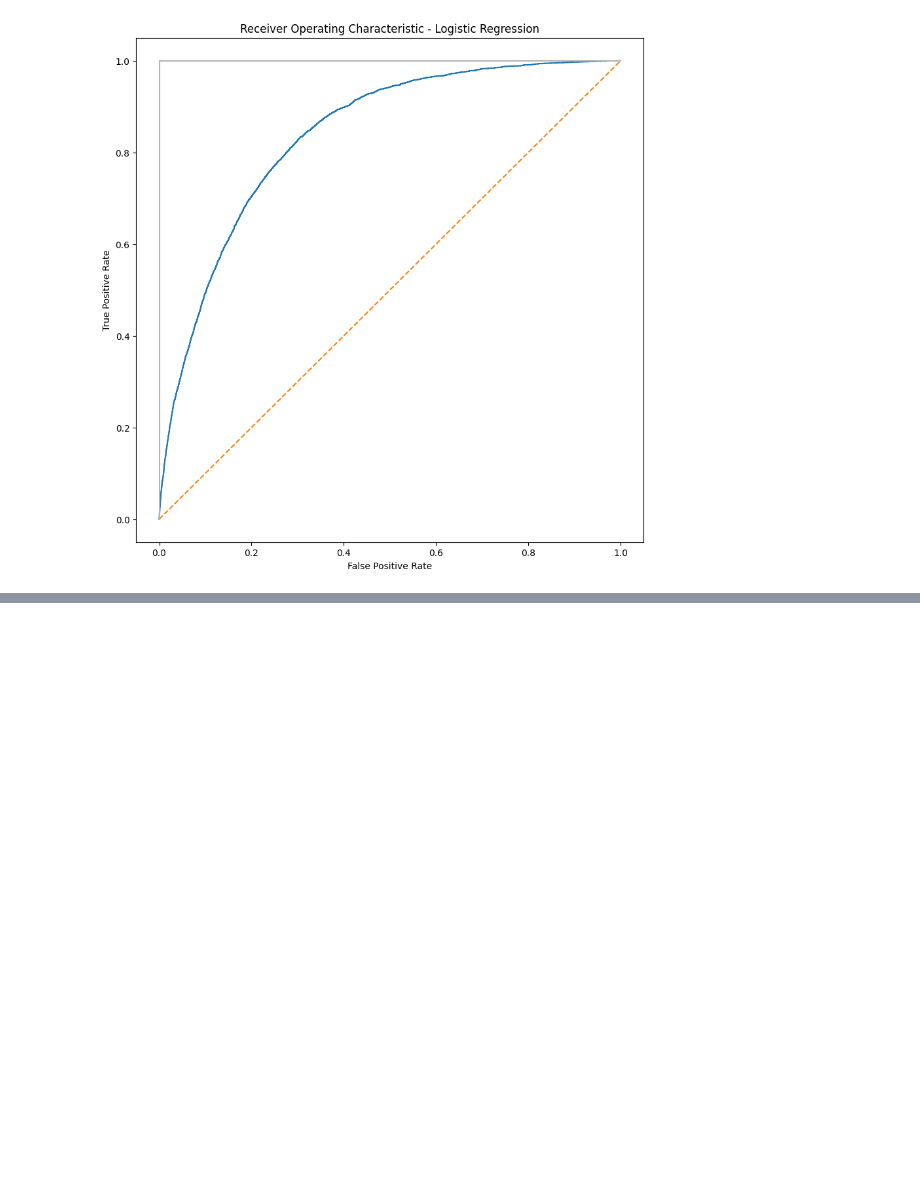
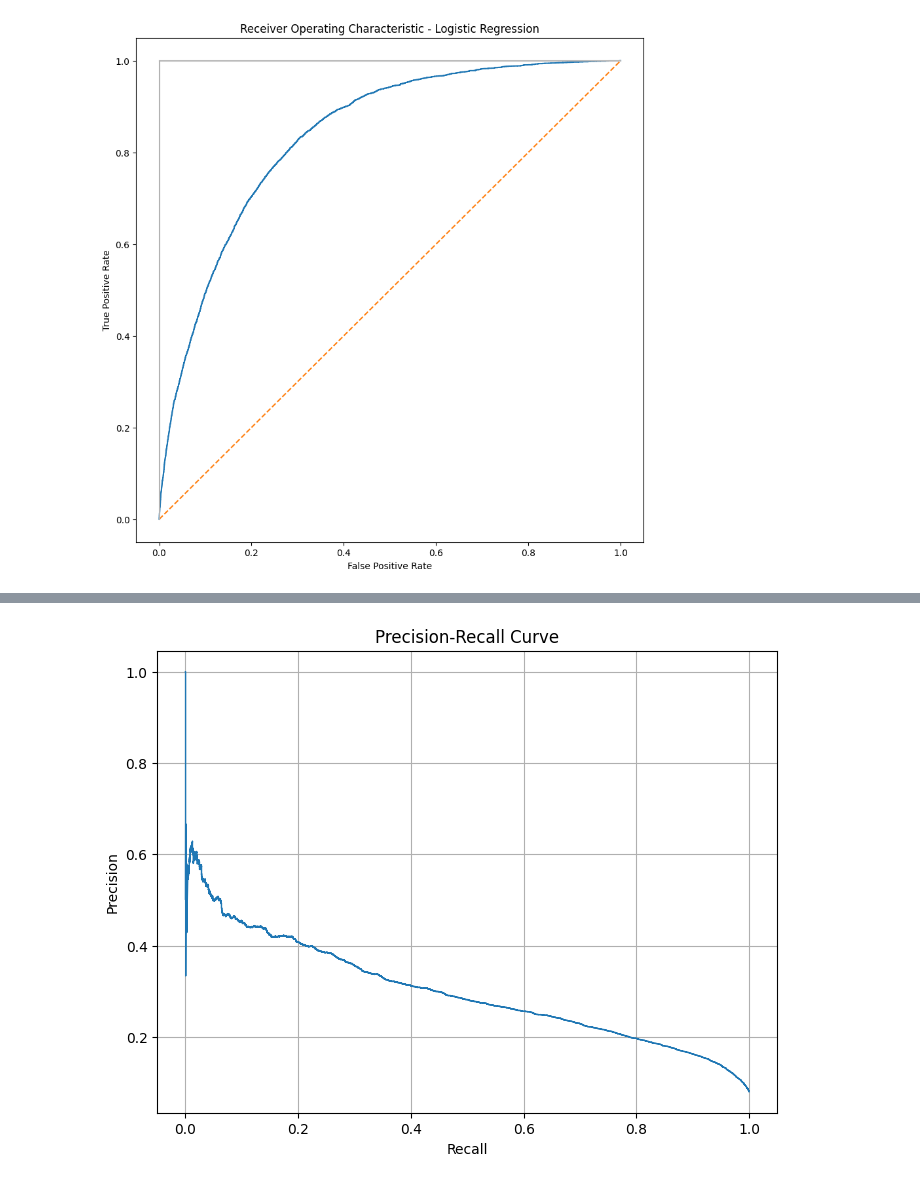
Before and after one commit to Chasindu/3401, a Jupyter notebook: Cardiovascular Diseases Risk Prediction.ipynb, the cells around one changed output, grey strips where cells are left out. Saved outputs shown, nothing was run; the diff lists cells and outputs as text; code cells hidden in the pictures; blank space fills up the shorter version.

```diff
--- a/Cardiovascular Diseases Risk Prediction.ipynb
+++ b/Cardiovascular Diseases Risk Prediction.ipynb
@@ -507,0 +506,6 @@ svm_scores = cross_val_score(model, X_train, y_train, cv=5)
+# %%
+#Create a model for Logistic Regression, setting maximum iterations taken for the solvers to converge at 1000 which is a generic amount for a large dataset
+model = LogisticRegression(C=1, max_iter=1000, random_state=15)
+
+#Fit the training set with the machine learning model
+model.fit(X_train, y_train)
@@ -542,10 +674,0 @@ weighted avg       0.91      0.68      0.75     61755
-# %%
-from sklearn.tree import DecisionTreeClassifier
-
-model = DecisionTreeClassifier(random_state=1)
-model.fit(X_train, y_train)
-
-y_pred = model.predict(X_test)
-print (classification_report(y_test, y_pred))
-ConfusionMatrixDisplay.from_predictions(y_test, y_pred)
-plt.show()
@@ -579,0 +680,19 @@ svm_winner
+# %%
+from sklearn.metrics import precision_recall_curve
+import matplotlib.pyplot as plt
+
+#Compute precision and recall
+precision, recall, thresholds = precision_recall_curve(y_test, model.predict_proba(X_test)[:, 1])
+
+#Plot Precision-Recall curve
+plt.figure(figsize=(8, 6))
+plt.plot(recall, precision, linewidth=1)
+
+plt.xlabel('Recall')
+plt.ylabel('Precision')
+plt.title('Precision-Recall Curve')
+
+plt.grid(True)
+plt.show()
+# %% [output]
+[figure, added]
```
Also changed, not shown: parts of 26 cells of this notebook.
